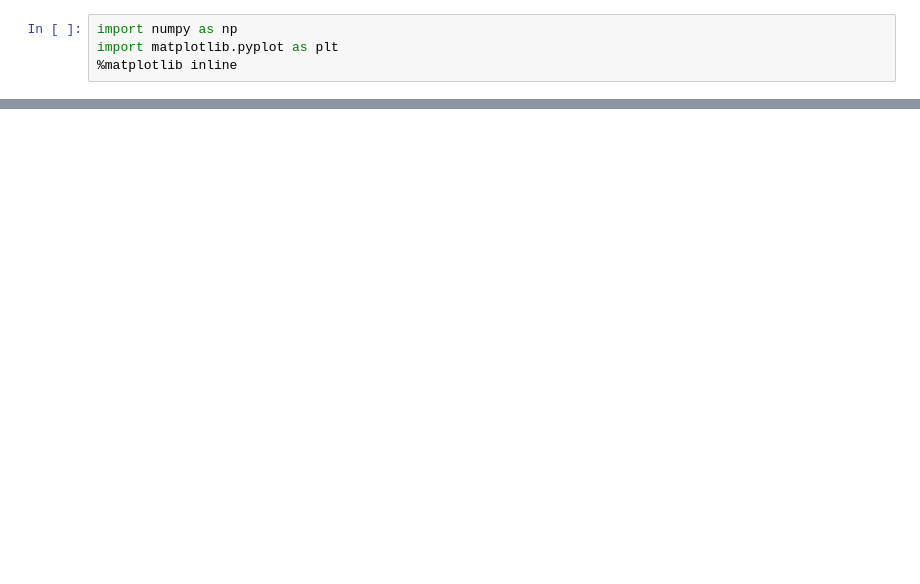
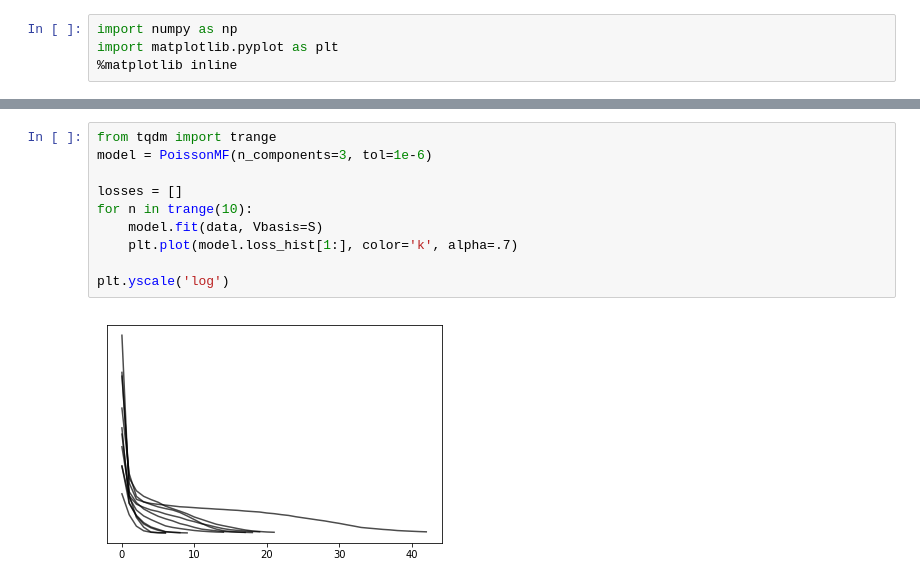
Before and after one commit to ahwillia/lvl, a Jupyter notebook: examples/PoissonMF.ipynb, the cells around one changed output, grey strips where cells are left out. Drawn from its saved outputs; the diff is of its cells as text; blank space fills up the shorter version.

```diff
--- a/examples/PoissonMF.ipynb
+++ b/examples/PoissonMF.ipynb
@@ -60,0 +50,12 @@ plt.plot(np.dot(model.factors[1], S).T)
+# %%
+from tqdm import trange
+model = PoissonMF(n_components=3, tol=1e-6)
+
+losses = []
+for n in trange(10):
+    model.fit(data, Vbasis=S)
+    plt.plot(model.loss_hist[1:], color='k', alpha=.7)
+
+plt.yscale('log')
+# %% [output]
+[figure, added]
```
Also changed, not shown: parts of 12 cells of this notebook, 3 other files.
